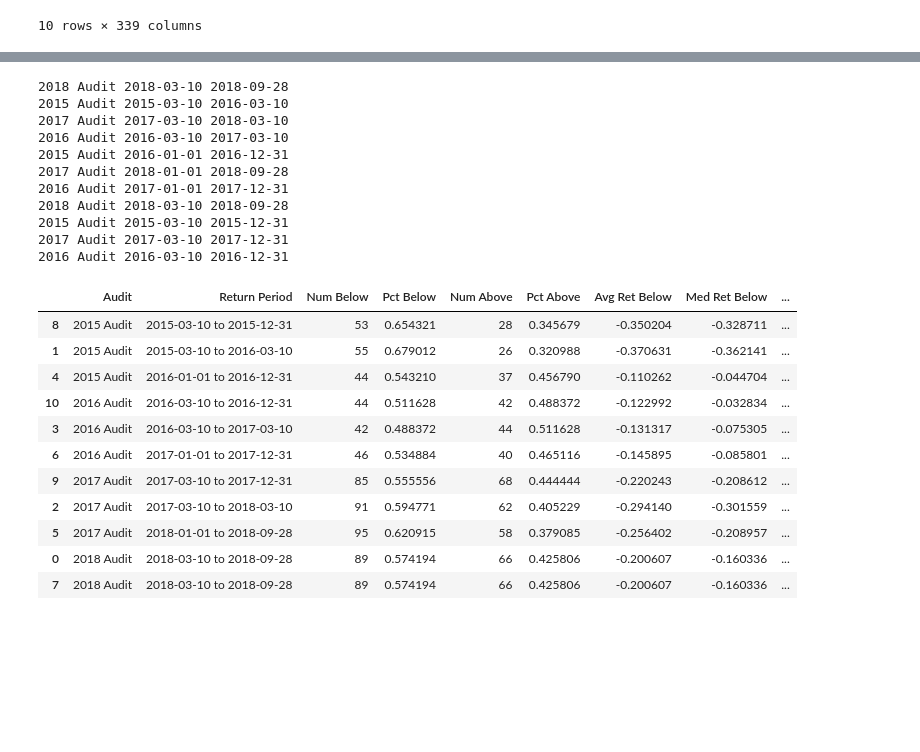
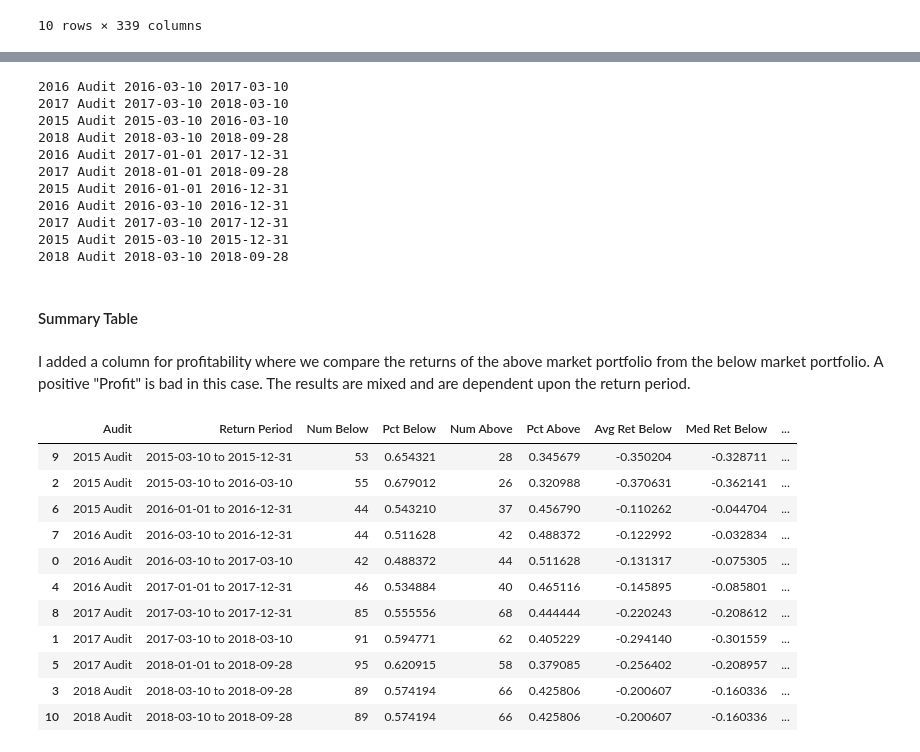
Before and after one commit to aandres99/audit_signal, a Jupyter notebook: CPAB Returns.ipynb, the cells around one changed output, grey strips where cells are left out. Saved outputs shown, nothing was run; the diff lists cells and outputs as text; code cells hidden in the pictures; blank space fills up the shorter version.

```diff
--- a/CPAB Returns.ipynb
+++ b/CPAB Returns.ipynb
@@ -255,16 +260,15 @@ for yr in audit_study_dict:
         tics_in_audit.remove('SPX Index')
     except ValueError:
         pass
-    audit_yr_dict, audit_yr_ret = get_post_audit_perf(ret_df, tics_in_audit,
+    audit_yr_dict, audit_yr_ret, audit_cos = get_post_audit_perf(ret_df, tics_in_audit,
                                                       audit_study_dict[yr][0],
                                                       audit_study_dict[yr][1])
     mkt_ret =np.exp(ret_df[audit_study_dict[yr][0]:audit_study_dict[yr][1]]['SPTSX Index'].sum())-1
-    plt.figure(figsize=(15, 7))
-    plt.plot(audit_yr_ret)
+    plt.figure(figsize=(11, 6))
+    plt.bar(audit_cos, audit_yr_ret)
     plt.title(yr + ' Next 12 Month Returns')
     plt.ylabel('Return')
-    plt.xlabel('Pct stocks < mkt return was '
-               + str(np.round(np.size(np.where(audit_yr_ret < mkt_ret))/np.size(audit_yr_ret) * 100)))
+    plt.xlabel('Symbol')
     plt.axhline(0.0, color='black')
     plt.axhline(mkt_ret, color='g')
     plt.savefig(yr + ' Next 12 Month Returns');
@@ -302,9 +306,9 @@ for audit_study_dict in list_of_dict:
             tics_in_audit.remove('SPX Index')
         except ValueError:
             pass
-        audit_yr_dict, audit_yr_ret = get_post_audit_perf(ret_df, tics_in_audit,
-                                                          audit_study_dict[yr][0],
-                                                          audit_study_dict[yr][1])
+        audit_yr_dict, audit_yr_ret, audit_cos = get_post_audit_perf(ret_df, tics_in_audit,
+                                                                     audit_study_dict[yr][0],
+                                                                     audit_study_dict[yr][1])
         mkt_ret = np.exp(ret_df[audit_study_dict[yr][0]:audit_study_dict[yr][1]]['SPTSX Index'].sum())-1
         num_below_mkt = np.size(np.where(audit_yr_ret < mkt_ret))
         num_above_mkt = np.size(np.where(audit_yr_ret >= mkt_ret))
@@ -314,36 +318,45 @@ for audit_study_dict in list_of_dict:
         avg_ret_above = audit_yr_ret_np[audit_yr_ret_np >= mkt_ret].mean()
         med_ret_below = np.median(audit_yr_ret_np[audit_yr_ret_np < mkt_ret])
         med_ret_above = np.median(audit_yr_ret_np[audit_yr_ret_np >= mkt_ret])
+        std_below = np.std(audit_yr_ret_np[audit_yr_ret_np < mkt_ret])
+        std_above = np.std(audit_yr_ret_np[audit_yr_ret_np > mkt_ret])
         agg_list.append([yr, str(audit_study_dict[yr][0]) + ' to ' + str(audit_study_dict[yr][1]),
                          num_below_mkt, pct_below_mkt, num_above_mkt, 1 - pct_below_mkt,
-                         avg_ret_below, med_ret_below, avg_ret_above, med_ret_above, mkt_ret])
+                         avg_ret_below, med_ret_below, avg_ret_above, med_ret_above, std_below,
+                         std_above, mkt_ret])
 agg_df = pd.DataFrame(agg_list)
 agg_df.columns = ['Audit', 'Return Period', 'Num Below', 'Pct Below', 'Num Above', 'Pct Above',
-                  'Avg Ret Below', 'Med Ret Below', 'Avg Ret Above', 'Med Ret Above', 'Mkt Ret']
+                  'Avg Ret Below', 'Med Ret Below', 'Avg Ret Above', 'Med Ret Above', 'STD below',
+                  'STD above', 'Mkt Ret']
 # %% [output]
+2016 Audit 2016-03-10 2017-03-10
+2017 Audit 2017-03-10 2018-03-10
+2015 Audit 2015-03-10 2016-03-10
 2018 Audit 2018-03-10 2018-09-28
-2015 Audit 2015-03-10 2016-03-10
-2017 Audit 2017-03-10 2018-03-10
-2016 Audit 2016-03-10 2017-03-10
+2016 Audit 2017-01-01 2017-12-31
+2017 Audit 2018-01-01 2018-09-28
 2015 Audit 2016-01-01 2016-12-31
-2017 Audit 2018-01-01 2018-09-28
-2016 Audit 2017-01-01 2017-12-31
+2016 Audit 2016-03-10 2016-12-31
+2017 Audit 2017-03-10 2017-12-31
+2015 Audit 2015-03-10 2015-12-31
 2018 Audit 2018-03-10 2018-09-28
-2015 Audit 2015-03-10 2015-12-31
-2017 Audit 2017-03-10 2017-12-31
-2016 Audit 2016-03-10 2016-12-31
-# %%
-agg_df.sort_values(['Audit', 'Return Period'])
-# %% [output]
-|  | Audit | Return Period | Num Below | Pct Below | Num Above | Pct Above | Avg Ret Below | Med Ret Below | ... |
-| 8 | 2015 Audit | 2015-03-10 to 2015-12-31 | 53 | 0.654321 | 28 | 0.345679 | -0.350204 | -0.328711 | ... |
-| 1 | 2015 Audit | 2015-03-10 to 2016-03-10 | 55 | 0.679012 | 26 | 0.320988 | -0.370631 | -0.362141 | ... |
-| 4 | 2015 Audit | 2016-01-01 to 2016-12-31 | 44 | 0.543210 | 37 | 0.456790 | -0.110262 | -0.044704 | ... |
-| 10 | 2016 Audit | 2016-03-10 to 2016-12-31 | 44 | 0.511628 | 42 | 0.488372 | -0.122992 | -0.032834 | ... |
-| 3 | 2016 Audit | 2016-03-10 to 2017-03-10 | 42 | 0.488372 | 44 | 0.511628 | -0.131317 | -0.075305 | ... |
-| 6 | 2016 Audit | 2017-01-01 to 2017-12-31 | 46 | 0.534884 | 40 | 0.465116 | -0.145895 | -0.085801 | ... |
-| 9 | 2017 Audit | 2017-03-10 to 2017-12-31 | 85 | 0.555556 | 68 | 0.444444 | -0.220243 | -0.208612 | ... |
-| 2 | 2017 Audit | 2017-03-10 to 2018-03-10 | 91 | 0.594771 | 62 | 0.405229 | -0.294140 | -0.301559 | ... |
-| 5 | 2017 Audit | 2018-01-01 to 2018-09-28 | 95 | 0.620915 | 58 | 0.379085 | -0.256402 | -0.208957 | ... |
-| 0 | 2018 Audit | 2018-03-10 to 2018-09-28 | 89 | 0.574194 | 66 | 0.425806 | -0.200607 | -0.160336 | ... |
-| 7 | 2018 Audit | 2018-03-10 to 2018-09-28 | 89 | 0.574194 | 66 | 0.425806 | -0.200607 | -0.160336 | ... |
+# %% [markdown]
+#### Summary Table
+# %% [markdown]
+I added a column for profitability where we compare the returns of the above market portfolio from the below market portfolio. A positive "Profit" is bad in this case. The results are mixed and are dependent upon the return period.
+# %%
+agg_df['Profit'] = agg_df['Pct Above'] * agg_df['Avg Ret Above'] + agg_df['Pct Below'] * agg_df['Avg Ret Below']
+agg_df.sort_values(['Audit', 'Return Period'])
+# %% [output]
+|  | Audit | Return Period | Num Below | Pct Below | Num Above | Pct Above | Avg Ret Below | Med Ret Below | ... |
+| 9 | 2015 Audit | 2015-03-10 to 2015-12-31 | 53 | 0.654321 | 28 | 0.345679 | -0.350204 | -0.328711 | ... |
+| 2 | 2015 Audit | 2015-03-10 to 2016-03-10 | 55 | 0.679012 | 26 | 0.320988 | -0.370631 | -0.362141 | ... |
+| 6 | 2015 Audit | 2016-01-01 to 2016-12-31 | 44 | 0.543210 | 37 | 0.456790 | -0.110262 | -0.044704 | ... |
+| 7 | 2016 Audit | 2016-03-10 to 2016-12-31 | 44 | 0.511628 | 42 | 0.488372 | -0.122992 | -0.032834 | ... |
+| 0 | 2016 Audit | 2016-03-10 to 2017-03-10 | 42 | 0.488372 | 44 | 0.511628 | -0.131317 | -0.075305 | ... |
+| 4 | 2016 Audit | 2017-01-01 to 2017-12-31 | 46 | 0.534884 | 40 | 0.465116 | -0.145895 | -0.085801 | ... |
+| 8 | 2017 Audit | 2017-03-10 to 2017-12-31 | 85 | 0.555556 | 68 | 0.444444 | -0.220243 | -0.208612 | ... |
+| 1 | 2017 Audit | 2017-03-10 to 2018-03-10 | 91 | 0.594771 | 62 | 0.405229 | -0.294140 | -0.301559 | ... |
+| 5 | 2017 Audit | 2018-01-01 to 2018-09-28 | 95 | 0.620915 | 58 | 0.379085 | -0.256402 | -0.208957 | ... |
+| 3 | 2018 Audit | 2018-03-10 to 2018-09-28 | 89 | 0.574194 | 66 | 0.425806 | -0.200607 | -0.160336 | ... |
+| 10 | 2018 Audit | 2018-03-10 to 2018-09-28 | 89 | 0.574194 | 66 | 0.425806 | -0.200607 | -0.160336 | ... |
```
Also changed, not shown: parts of 9 cells of this notebook.
